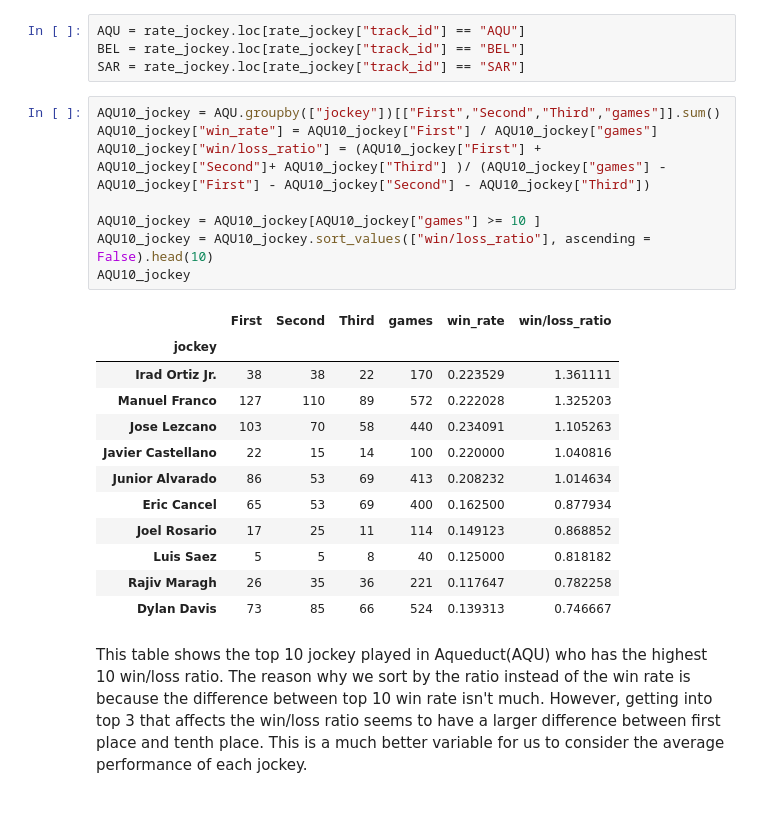
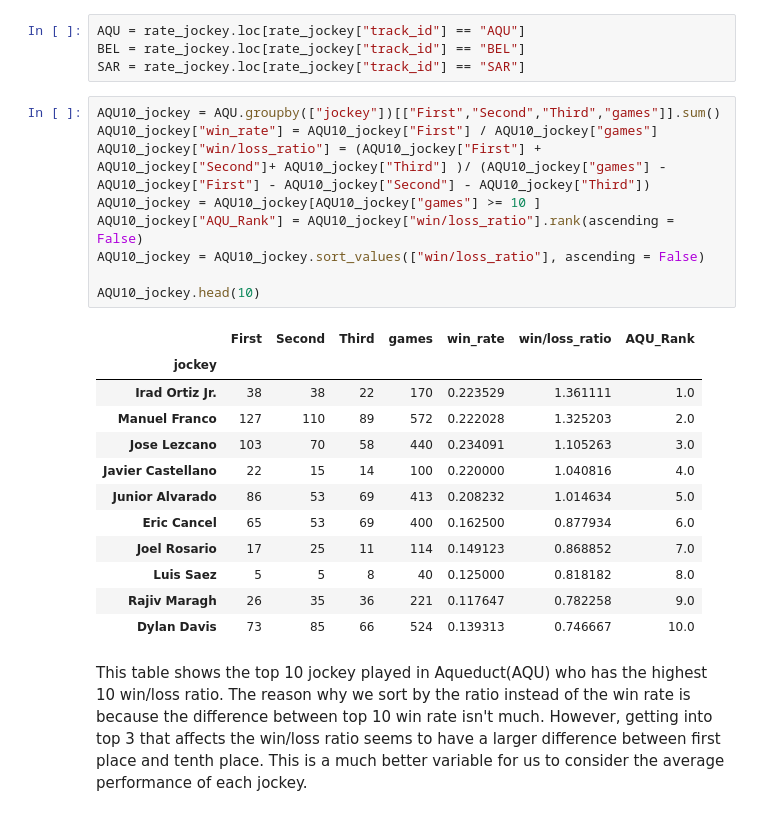
Before and after one commit to nostestwu/Derby, a Jupyter notebook: Derby.ipynb, the cells around one changed output. Drawn from its saved outputs; the diff is of its cells as text.

```diff
--- a/Derby.ipynb
+++ b/Derby.ipynb
@@ -118,24 +121,25 @@ SAR = rate_jockey.loc[rate_jockey["track_id"] == "SAR"]
 # %%
 AQU10_jockey = AQU.groupby(["jockey"])[["First","Second","Third","games"]].sum()
 AQU10_jockey["win_rate"] = AQU10_jockey["First"] / AQU10_jockey["games"]
 AQU10_jockey["win/loss_ratio"] = (AQU10_jockey["First"] + AQU10_jockey["Second"]+ AQU10_jockey["Third"] )/ (AQU10_jockey["games"] - AQU10_jockey["First"] - AQU10_jockey["Second"] - AQU10_jockey["Third"])
+AQU10_jockey = AQU10_jockey[AQU10_jockey["games"] >= 10 ]
+AQU10_jockey["AQU_Rank"] = AQU10_jockey["win/loss_ratio"].rank(ascending = False)
+AQU10_jockey = AQU10_jockey.sort_values(["win/loss_ratio"], ascending = False)
 
-AQU10_jockey = AQU10_jockey[AQU10_jockey["games"] >= 10 ]
-AQU10_jockey = AQU10_jockey.sort_values(["win/loss_ratio"], ascending = False).head(10)
-AQU10_jockey
+AQU10_jockey.head(10)
 # %% [output]
-|  | First | Second | Third | games | win_rate | win/loss_ratio |
-| jockey |  |  |  |  |  |  |
-| Irad Ortiz Jr. | 38 | 38 | 22 | 170 | 0.223529 | 1.361111 |
-| Manuel Franco | 127 | 110 | 89 | 572 | 0.222028 | 1.325203 |
-| Jose Lezcano | 103 | 70 | 58 | 440 | 0.234091 | 1.105263 |
-| Javier Castellano | 22 | 15 | 14 | 100 | 0.220000 | 1.040816 |
-| Junior Alvarado | 86 | 53 | 69 | 413 | 0.208232 | 1.014634 |
-| Eric Cancel | 65 | 53 | 69 | 400 | 0.162500 | 0.877934 |
-| Joel Rosario | 17 | 25 | 11 | 114 | 0.149123 | 0.868852 |
-| Luis Saez | 5 | 5 | 8 | 40 | 0.125000 | 0.818182 |
-| Rajiv Maragh | 26 | 35 | 36 | 221 | 0.117647 | 0.782258 |
-| Dylan Davis | 73 | 85 | 66 | 524 | 0.139313 | 0.746667 |
+|  | First | Second | Third | games | win_rate | win/loss_ratio | AQU_Rank |
+| jockey |  |  |  |  |  |  |  |
+| Irad Ortiz Jr. | 38 | 38 | 22 | 170 | 0.223529 | 1.361111 | 1.0 |
+| Manuel Franco | 127 | 110 | 89 | 572 | 0.222028 | 1.325203 | 2.0 |
+| Jose Lezcano | 103 | 70 | 58 | 440 | 0.234091 | 1.105263 | 3.0 |
+| Javier Castellano | 22 | 15 | 14 | 100 | 0.220000 | 1.040816 | 4.0 |
+| Junior Alvarado | 86 | 53 | 69 | 413 | 0.208232 | 1.014634 | 5.0 |
+| Eric Cancel | 65 | 53 | 69 | 400 | 0.162500 | 0.877934 | 6.0 |
+| Joel Rosario | 17 | 25 | 11 | 114 | 0.149123 | 0.868852 | 7.0 |
+| Luis Saez | 5 | 5 | 8 | 40 | 0.125000 | 0.818182 | 8.0 |
+| Rajiv Maragh | 26 | 35 | 36 | 221 | 0.117647 | 0.782258 | 9.0 |
+| Dylan Davis | 73 | 85 | 66 | 524 | 0.139313 | 0.746667 | 10.0 |
 # %% [markdown]
 This table shows the top 10 jockey played in Aqueduct(AQU) who has the highest 10 win/loss ratio. The reason why we sort by the ratio instead of the win rate is because the difference between top 10 win rate isn't much. However, getting into top 3 that affects the win/loss ratio seems to have a larger difference between first place and tenth place. This is a much better variable for us to consider the average performance of each jockey.
 # %%
```
Also changed, not shown: parts of 10 cells of this notebook, 1 other file.
